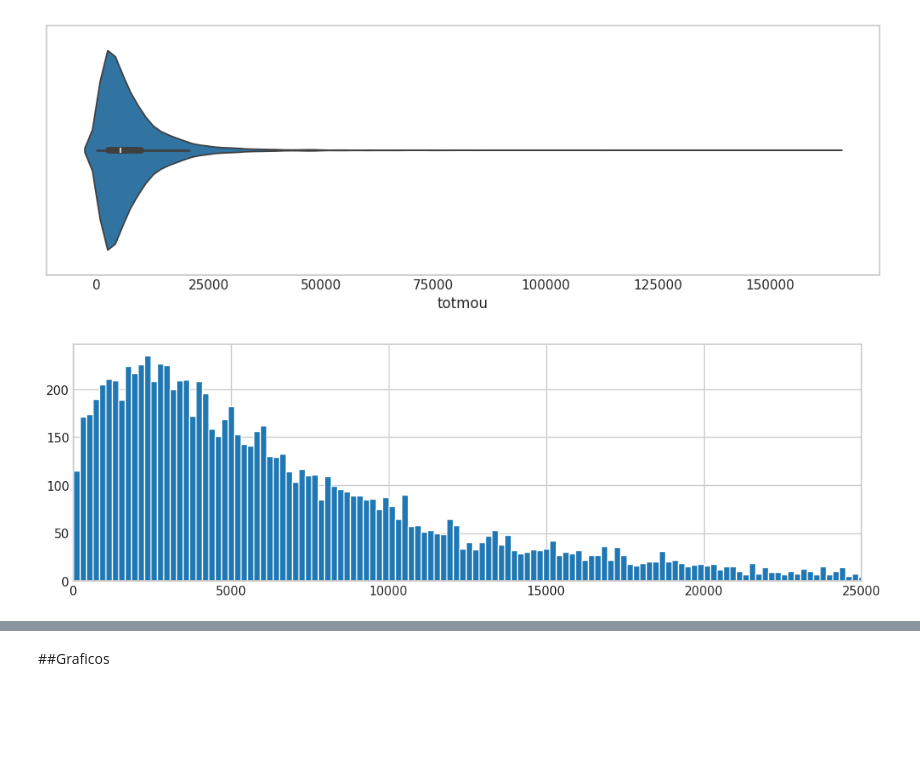
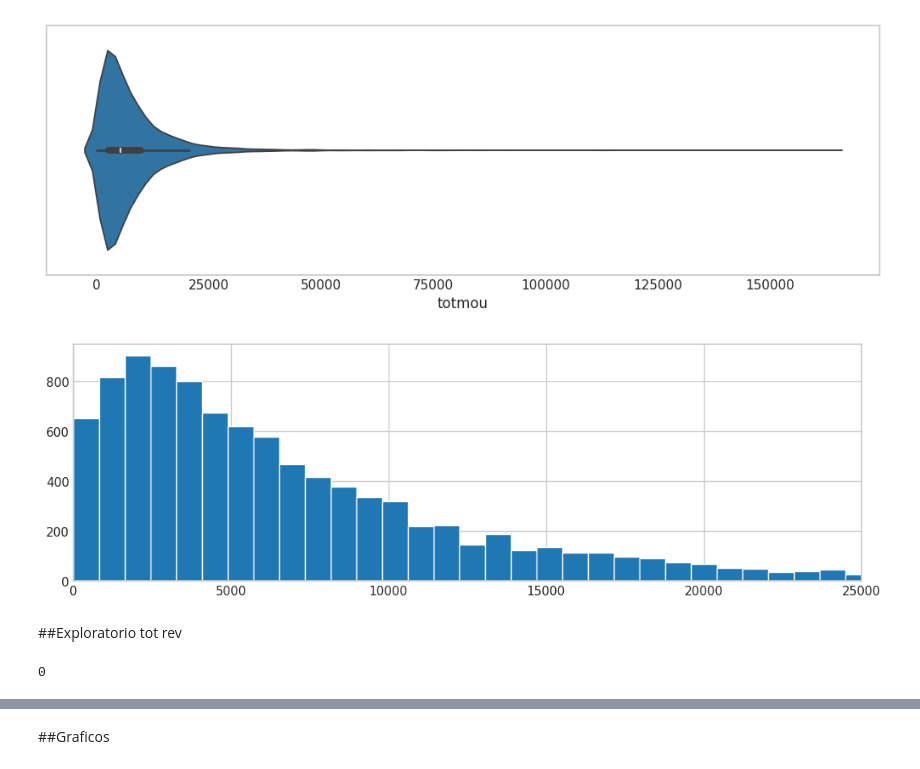
Before and after one commit to mgomez270/MLGuia1, a Jupyter notebook: Relación_Minutos.ipynb, the cells around one changed output, grey strips where cells are left out. Saved outputs shown, nothing was run; the diff lists cells and outputs as text; code cells hidden in the pictures; blank space fills up the shorter version.

```diff
--- a/Relación_Minutos.ipynb
+++ b/Relación_Minutos.ipynb
@@ -64,8 +62,8 @@ plt.show()
 # %% [output]
 [figure]
 # %%
-df['totmou'].hist(bins=800,figsize=(10,3))
+df['totmou'].hist(bins=200,figsize=(10,3))
 plt.xlim(0, 25000)
 plt.show()
 # %% [output]
-[figure, old version]
+[figure, new version]
@@ -71,0 +72,7 @@ plt.show()
+# %% [markdown]
+##Exploratorio tot rev
+# %%
+#Contamos valores nulos
+df['totrev'].isnull().sum()
+# %% [output]
+0
```
Also changed, not shown: parts of 17 cells of this notebook.
